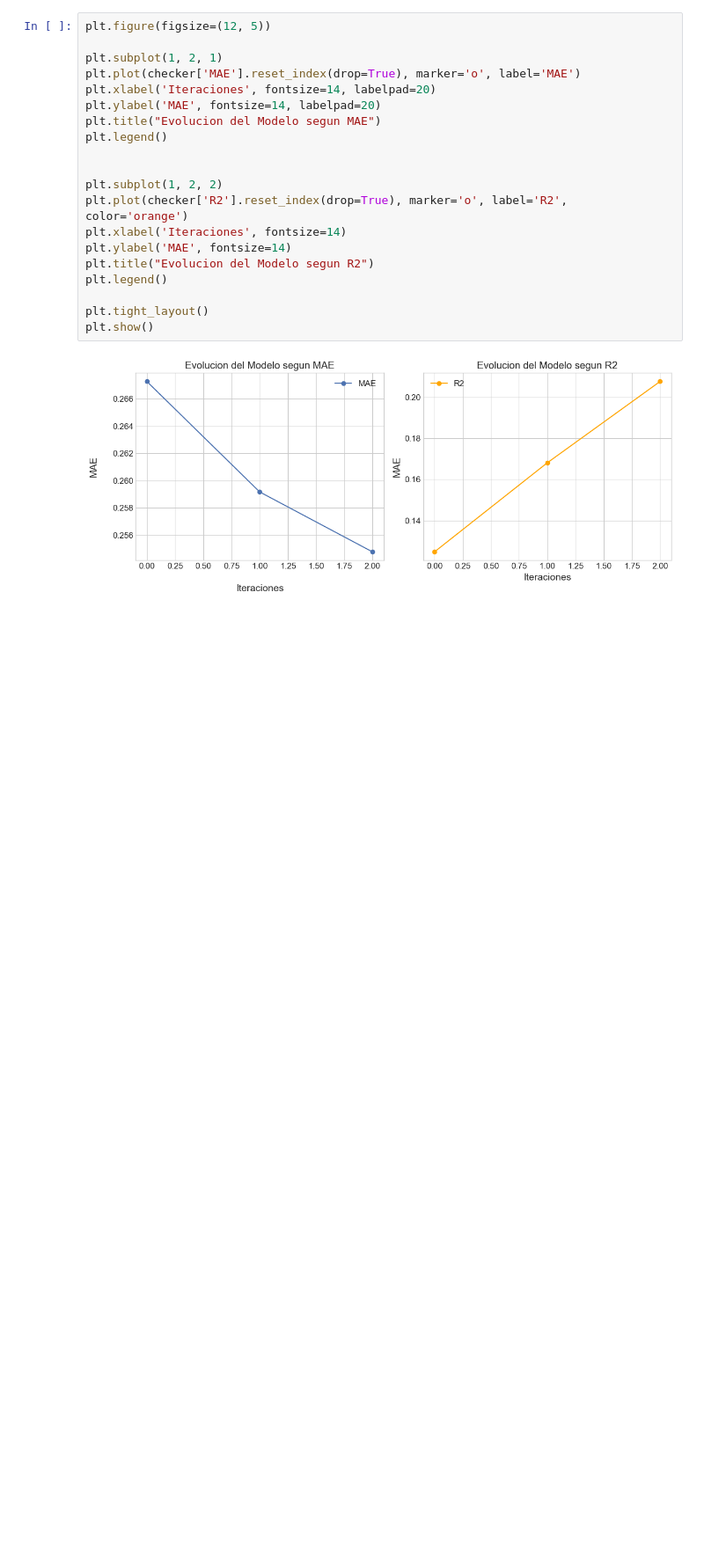
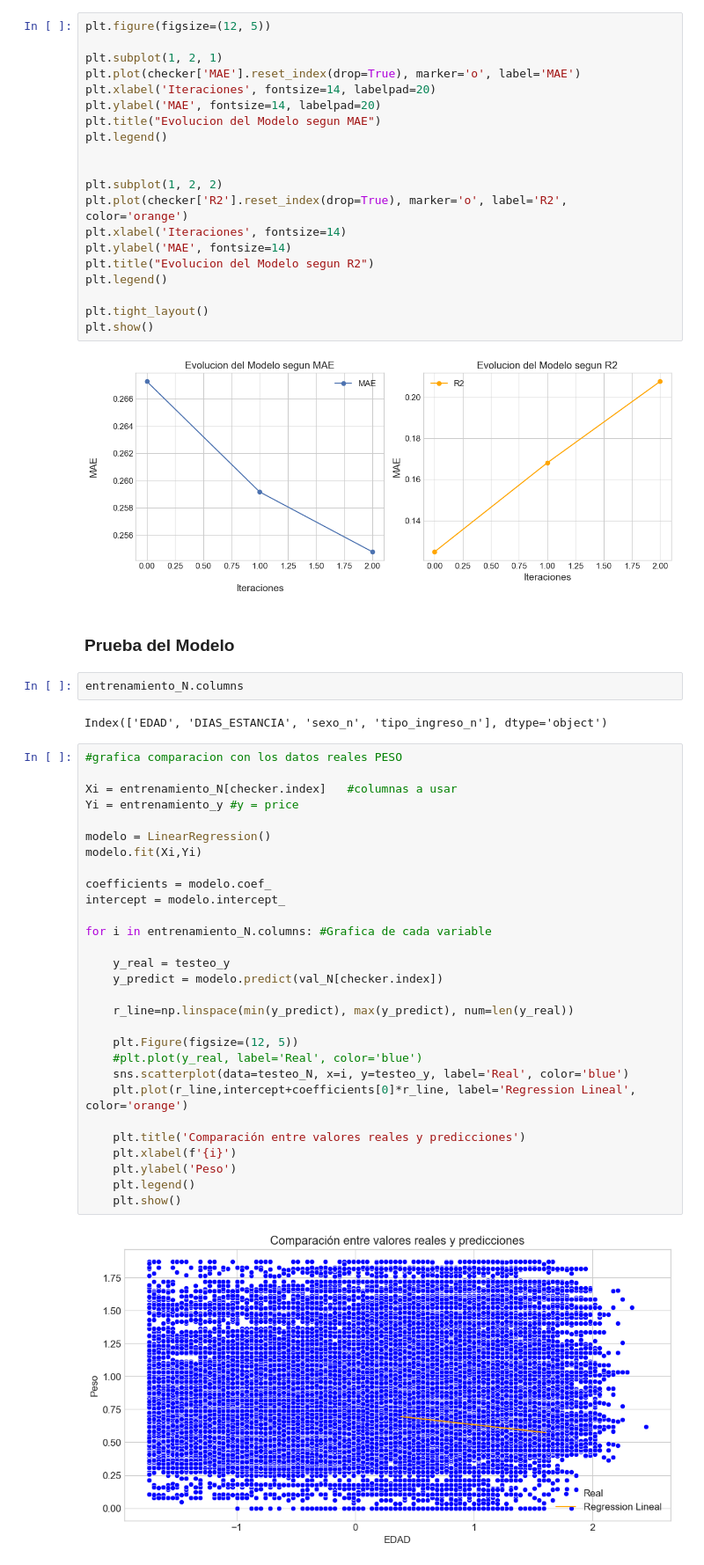
Before and after one commit to LuisPinoV/InferenciaEstadistica, a Jupyter notebook: notebooks/Definicion proyecto - Mar2.ipynb, the cells around one changed output. Shown at 88% size. Saved outputs shown, nothing was run; the diff lists cells and outputs as text; blank space fills up the shorter version.

Commit message:
CHAOS
REGRESION LINEAL AAAAAAAAAAAAA

```diff
--- a/notebooks/Definicion proyecto - Mar2.ipynb
+++ b/notebooks/Definicion proyecto - Mar2.ipynb
@@ -1037,3 +1039,40 @@ plt.tight_layout()
 plt.show()
 # %% [output]
 [figure]
+# %% [markdown]
+### Prueba del Modelo
+# %%
+entrenamiento_N.columns
+# %% [output]
+Index(['EDAD', 'DIAS_ESTANCIA', 'sexo_n', 'tipo_ingreso_n'], dtype='object')
+# %%
+#grafica comparacion con los datos reales PESO
+
+Xi = entrenamiento_N[checker.index]   #columnas a usar
+Yi = entrenamiento_y #y = price
+
+modelo = LinearRegression()
+modelo.fit(Xi,Yi)
+
+coefficients = modelo.coef_
+intercept = modelo.intercept_
+
+for i in entrenamiento_N.columns: #Grafica de cada variable
+
+    y_real = testeo_y
+    y_predict = modelo.predict(val_N[checker.index])
+
+    r_line=np.linspace(min(y_predict), max(y_predict), num=len(y_real))
+
+    plt.Figure(figsize=(12, 5))
+    #plt.plot(y_real, label='Real', color='blue')
+    sns.scatterplot(data=testeo_N, x=i, y=testeo_y, label='Real', color='blue')
+    plt.plot(r_line,intercept+coefficients[0]*r_line, label='Regression Lineal', color='orange')
+
+    plt.title('Comparación entre valores reales y predicciones')
+    plt.xlabel(f'{i}')
+    plt.ylabel('Peso')
+    plt.legend()
+    plt.show()
+# %% [output]
+[figure, added]
```
Also changed, not shown: parts of 4 cells of this notebook.
